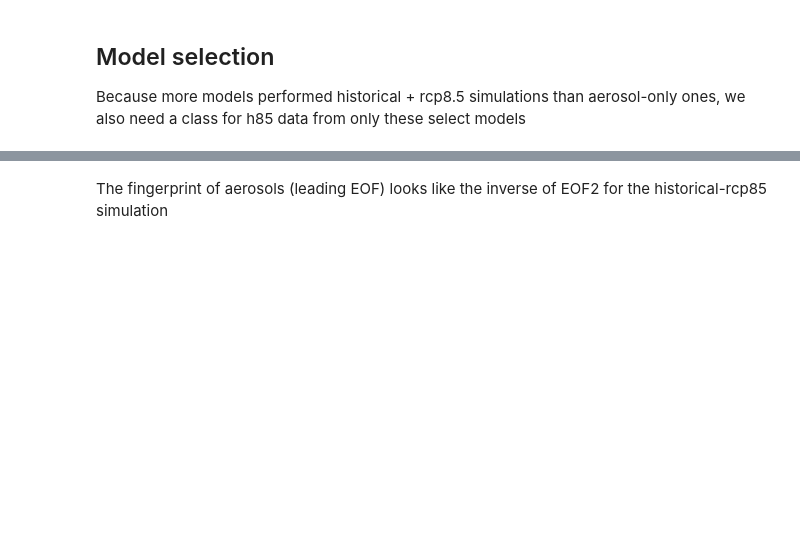
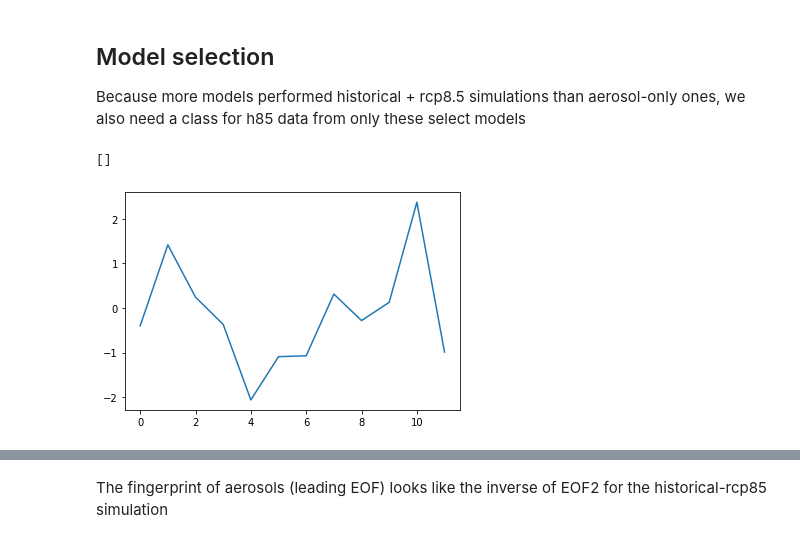
Before and after one commit to katemarvel/Sahel_Code, a Jupyter notebook: SahelFingerprinting.ipynb, the cells around one changed output, grey strips where cells are left out. Drawn from its saved outputs; the diff is of its cells as text; code cells hidden in the pictures; blank space fills up the shorter version.

```diff
--- a/SahelFingerprinting.ipynb
+++ b/SahelFingerprinting.ipynb
@@ -215,6 +215,18 @@ class SelectCMIP5DATA(CMIP5DATA):
 
 
 select_h85=SelectCMIP5DATA("historical-rcp85",newanoms,newmma)
+# %%
+#Trends in R1
+r1east=h85.mma["intensity_CE"]
+toteast=h85.mma["pr_CE"]
+
+#plt.plot(cmip5.get_linear_trends(r1east*30).asma())
+r1west=h85.mma["intensity_W"]
+totwest=h85.mma["pr_W"]
+plt.plot(cmip5.get_linear_trends(totwest/r1west).asma())[3:9]
+# %% [output]
+[]
+[figure, added]
 # %%
 #EOF 1
 plot_multivariate(h85.fingerprint())
```
Also changed, not shown: parts of 17 cells of this notebook.
